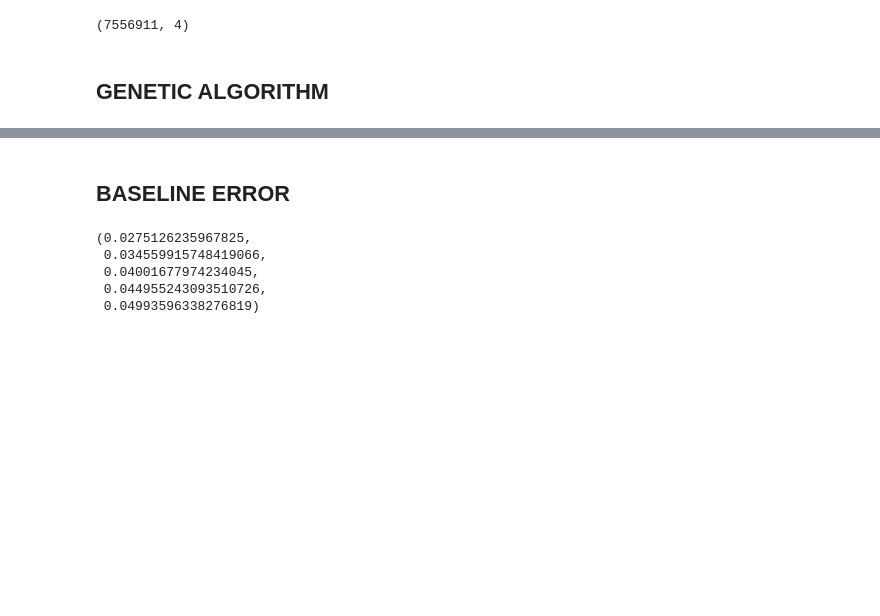
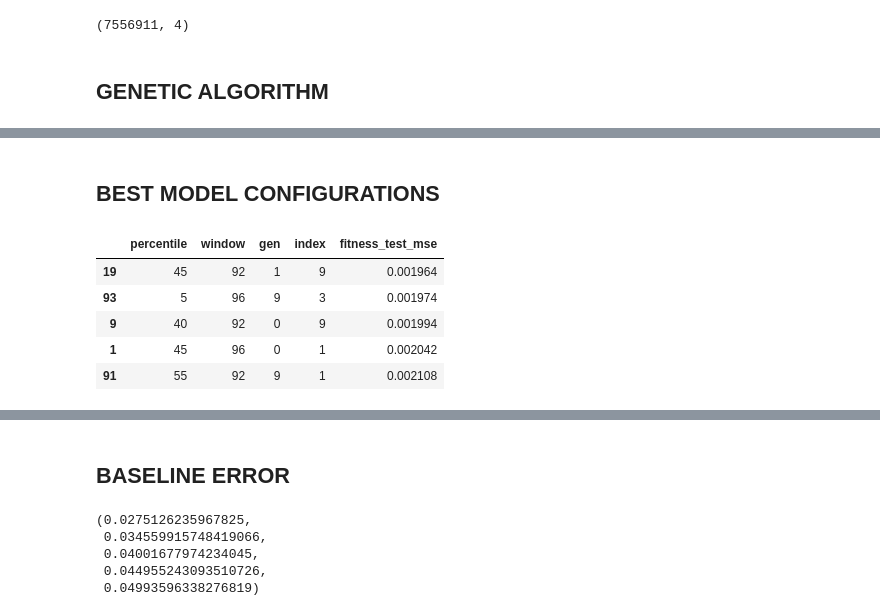
Before and after one commit to jaysonyodico/GRAB-AI-Traffic-Management, a Jupyter notebook: MODELING-FINAL.ipynb, the cells around one changed output, grey strips where cells are left out. Cells and saved outputs as stored; diff of their text form; code cells hidden in the pictures; blank space fills up the shorter version.

```diff
--- a/MODELING-FINAL.ipynb
+++ b/MODELING-FINAL.ipynb
@@ -514,0 +522,14 @@ generation 7:
+# %% [markdown]
+## BEST MODEL CONFIGURATIONS
+# %%
+results_all = pd.read_csv('all_records.csv')
+top = (results_all.sort_values(['fitness_test_mse', 'window'])
+       .drop_duplicates(['percentile', 'window'])).iloc[:5]
+top
+# %% [output]
+|  | percentile | window | gen | index | fitness_test_mse |
+| 19 | 45 | 92 | 1 | 9 | 0.001964 |
+| 93 | 5 | 96 | 9 | 3 | 0.001974 |
+| 9 | 40 | 92 | 0 | 9 | 0.001994 |
+| 1 | 45 | 96 | 0 | 1 | 0.002042 |
+| 91 | 55 | 92 | 9 | 1 | 0.002108 |
```
Also changed, not shown: parts of 21 cells of this notebook.
